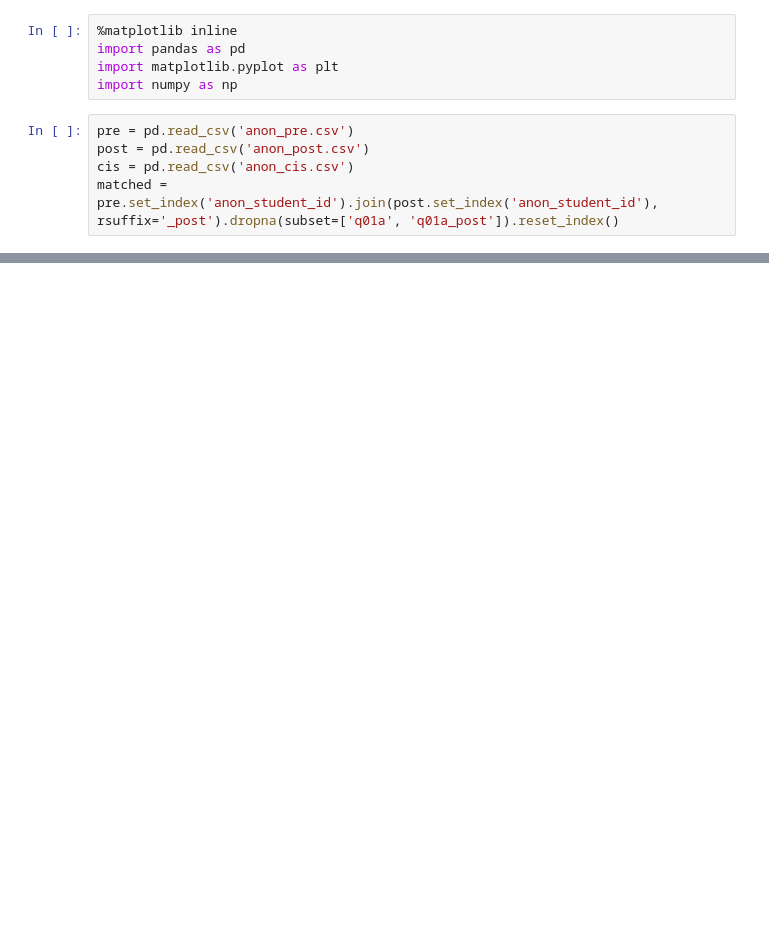
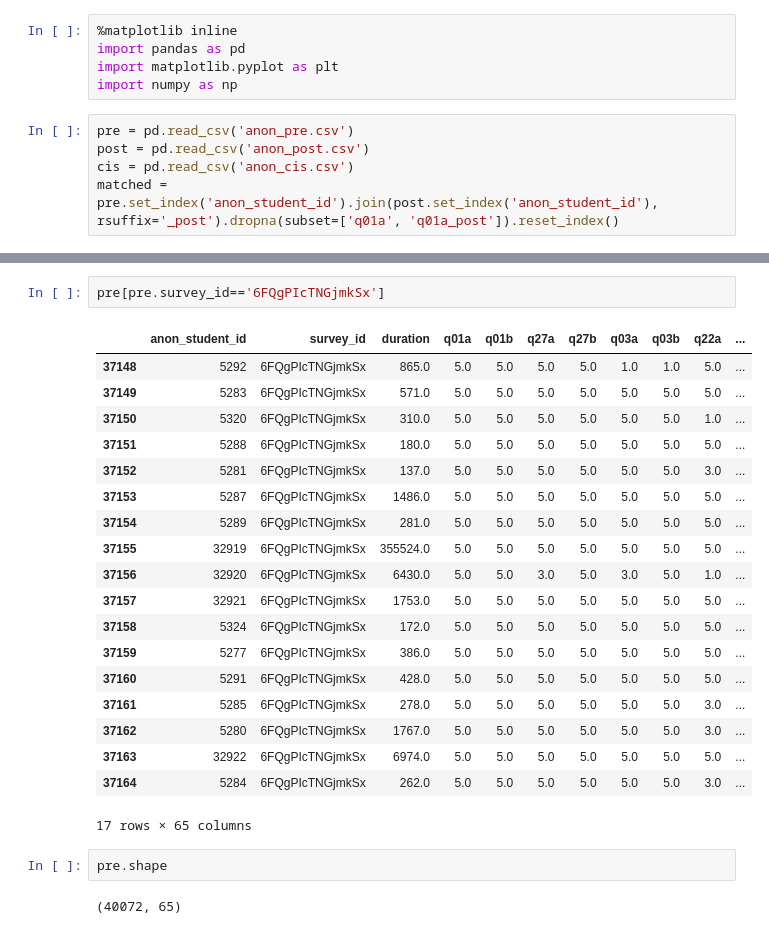
Before and after one commit to Lewandowski-Labs-PER/eclass-public, a Jupyter notebook: summary statistics.ipynb, the cells around one changed output, grey strips where cells are left out. Saved outputs shown, nothing was run; the diff lists cells and outputs as text; blank space fills up the shorter version.

```diff
--- a/summary statistics.ipynb
+++ b/summary statistics.ipynb
@@ -139,0 +159,26 @@ matched.reset_index()
+# %%
+pre[pre.survey_id=='6FQgPIcTNGjmkSx']
+# %% [output]
+|  | anon_student_id | survey_id | duration | q01a | q01b | q27a | q27b | q03a | q03b | q22a | ... |
+| 37148 | 5292 | 6FQgPIcTNGjmkSx | 865.0 | 5.0 | 5.0 | 5.0 | 5.0 | 1.0 | 1.0 | 5.0 | ... |
+| 37149 | 5283 | 6FQgPIcTNGjmkSx | 571.0 | 5.0 | 5.0 | 5.0 | 5.0 | 5.0 | 5.0 | 5.0 | ... |
+| 37150 | 5320 | 6FQgPIcTNGjmkSx | 310.0 | 5.0 | 5.0 | 5.0 | 5.0 | 5.0 | 5.0 | 1.0 | ... |
+| 37151 | 5288 | 6FQgPIcTNGjmkSx | 180.0 | 5.0 | 5.0 | 5.0 | 5.0 | 5.0 | 5.0 | 5.0 | ... |
+| 37152 | 5281 | 6FQgPIcTNGjmkSx | 137.0 | 5.0 | 5.0 | 5.0 | 5.0 | 5.0 | 5.0 | 3.0 | ... |
+| 37153 | 5287 | 6FQgPIcTNGjmkSx | 1486.0 | 5.0 | 5.0 | 5.0 | 5.0 | 5.0 | 5.0 | 5.0 | ... |
+| 37154 | 5289 | 6FQgPIcTNGjmkSx | 281.0 | 5.0 | 5.0 | 5.0 | 5.0 | 5.0 | 5.0 | 5.0 | ... |
+| 37155 | 32919 | 6FQgPIcTNGjmkSx | 355524.0 | 5.0 | 5.0 | 5.0 | 5.0 | 5.0 | 5.0 | 5.0 | ... |
+| 37156 | 32920 | 6FQgPIcTNGjmkSx | 6430.0 | 5.0 | 5.0 | 3.0 | 5.0 | 3.0 | 5.0 | 1.0 | ... |
+| 37157 | 32921 | 6FQgPIcTNGjmkSx | 1753.0 | 5.0 | 5.0 | 5.0 | 5.0 | 5.0 | 5.0 | 5.0 | ... |
+| 37158 | 5324 | 6FQgPIcTNGjmkSx | 172.0 | 5.0 | 5.0 | 5.0 | 5.0 | 5.0 | 5.0 | 5.0 | ... |
+| 37159 | 5277 | 6FQgPIcTNGjmkSx | 386.0 | 5.0 | 5.0 | 5.0 | 5.0 | 5.0 | 5.0 | 5.0 | ... |
+| 37160 | 5291 | 6FQgPIcTNGjmkSx | 428.0 | 5.0 | 5.0 | 5.0 | 5.0 | 5.0 | 5.0 | 5.0 | ... |
+| 37161 | 5285 | 6FQgPIcTNGjmkSx | 278.0 | 5.0 | 5.0 | 5.0 | 5.0 | 5.0 | 5.0 | 3.0 | ... |
+| 37162 | 5280 | 6FQgPIcTNGjmkSx | 1767.0 | 5.0 | 5.0 | 5.0 | 5.0 | 5.0 | 5.0 | 3.0 | ... |
+| 37163 | 32922 | 6FQgPIcTNGjmkSx | 6974.0 | 5.0 | 5.0 | 5.0 | 5.0 | 5.0 | 5.0 | 5.0 | ... |
+| 37164 | 5284 | 6FQgPIcTNGjmkSx | 262.0 | 5.0 | 5.0 | 5.0 | 5.0 | 5.0 | 5.0 | 3.0 | ... |
+17 rows × 65 columns
+# %%
+pre.shape
+# %% [output]
+(40072, 65)
```
Also changed, not shown: parts of 14 cells of this notebook, 2 other files.
